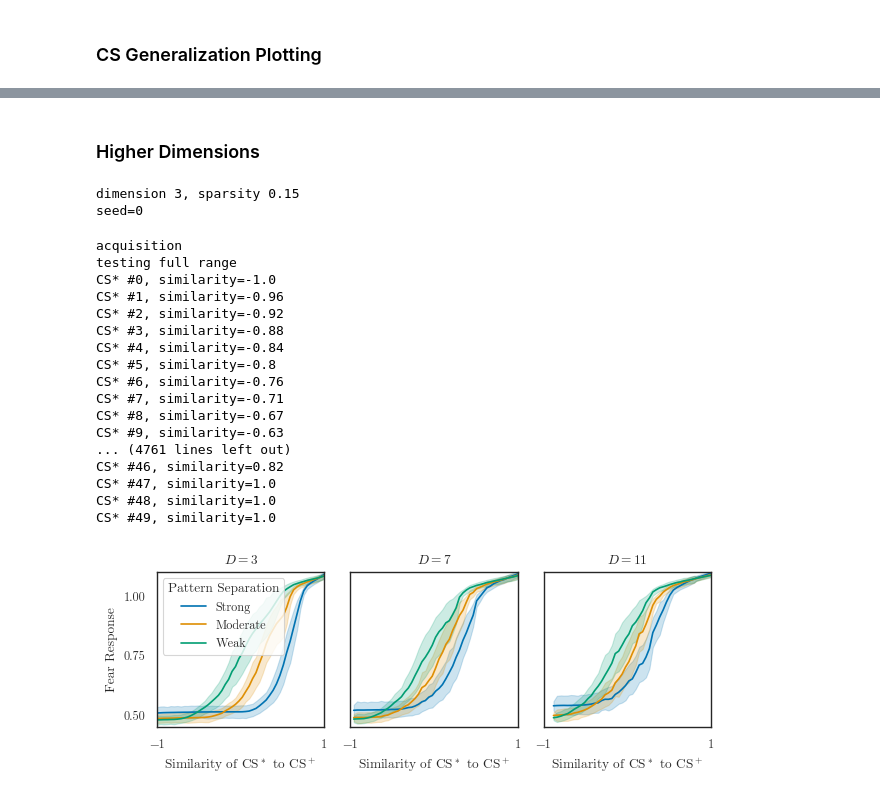
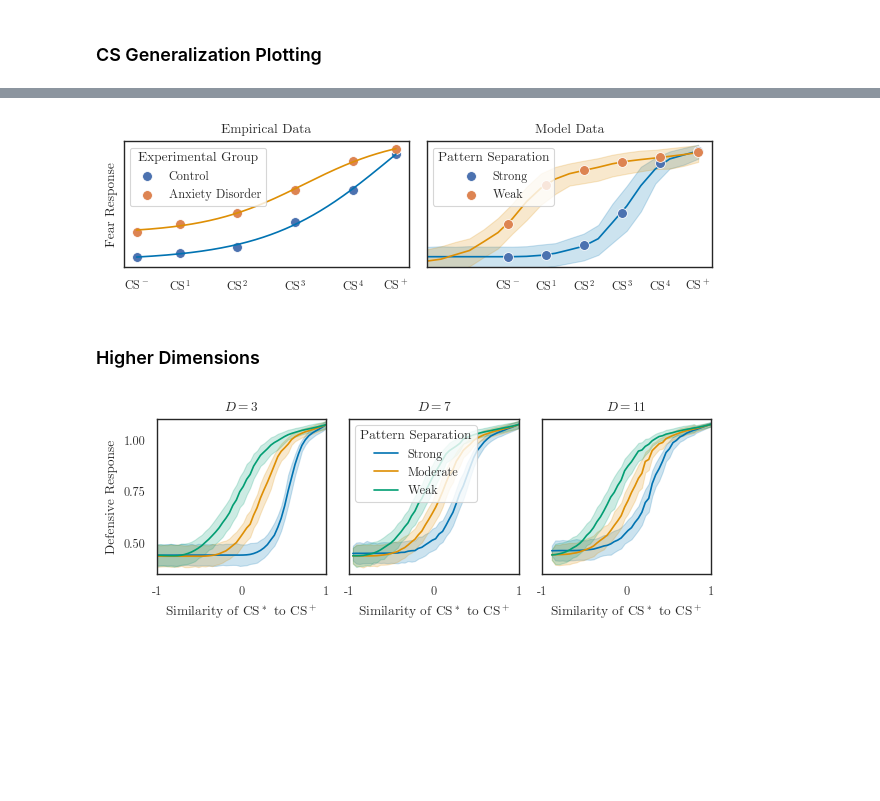
Before and after one commit to psipeter/amygdala, a Jupyter notebook: experiments.ipynb, the cells around one changed output, grey strips where cells are left out. Cells and saved outputs as stored; diff of their text form; code cells hidden in the pictures; blank space fills up the shorter version.

```diff
--- a/experiments.ipynb
+++ b/experiments.ipynb
@@ -818,61 +1075,61 @@ plot_genCS(sparsities, dim_CS, dim_CTX, xmin=minSim, ymin=0.35, ymax=1.1)
+# %%
+sparsities = [0.1, 0.2]
+seeds = 10
+nCS = 20
+dim_CS = 3
+dim_CTX = 5
+nNeuronsExtCS = 3000
+CSminusSim = 0.3
+minSim = 0.0
+# for i in sparsities:
+#     print(f"sparsity {i}")
+#     genCS(seeds=seeds, nCS=nCS, dim_CS=dim_CS, dim_CTX=dim_CTX, nNeuronsExtCS=nNeuronsExtCS,
+#           sparsity=i, choose_intercepts_method='sparsity', nCond=15,
+#           minSim=minSim, CSminusSim=CSminusSim, compare_empirical=True)
+plot_genCS(sparsities, dim_CS, dim_CTX, xmin=minSim, ymin=0.35, ymax=1.1)
+# %% [output]
+[figure, added]
 # %% [markdown]
 ### Higher Dimensions
 # %%
 dimensions = [3, 7, 11]
 sparsities = [0.15, 0.25, 0.35]
-seeds = 10
+seeds = 20
 nCS = 50
 dim_CTX = 5
 nNeuronsExtCS = 3000
 CSminusSim = -1
 minSim = -1
-ymin, ymax = 0.45, 1.1
-for d in dimensions:
-    for i in sparsities:
-        print(f"dimension {d}, sparsity {i}")
-        genCS(seeds=seeds, nCS=nCS, dim_CS=d, dim_CTX=dim_CTX, nNeuronsExtCS=nNeuronsExtCS,
-              sparsity=i, choose_intercepts_method='sparsity',
-              minSim=minSim, CSminusSim=CSminusSim)
+ymin, ymax = 0.35, 1.1
+# for d in dimensions:
+#     for i in sparsities:
+#         print(f"dimension {d}, sparsity {i}")
+#         genCS(seeds=seeds, nCS=nCS, dim_CS=d, dim_CTX=dim_CTX, nNeuronsExtCS=nNeuronsExtCS,
+#               sparsity=i, choose_intercepts_method='sparsity',
+#               minSim=minSim, CSminusSim=CSminusSim)
 
 fig, axes = plt.subplots(nrows=1, ncols=len(dimensions), figsize=((6.38, 2.5)), sharey=True)
 for j, dim_CS in enumerate(dimensions):
     for i, sparsity in enumerate(sparsities):
-        data = pd.read_pickle(f"genCS_sparsity{sparsity}_dimCS={dim_CS}.pkl")
+        data = pd.read_pickle(f"data/genCS_sparsity{sparsity}_dimCS={dim_CS}.pkl")
 #         label = sparsity
         if sparsity==0.15: label="Strong"
         if sparsity==0.25: label="Moderate"
         if sparsity==0.35: label="Weak"
         sns.lineplot(data=data, x='Similarity to CS+', y="Fear Response",
             ax=axes[j], color=palette[i], label=label)
-        axes[j].set(xticks=((-1.0, 1.0)), xlim=((minSim, 1.0)),
+        axes[j].set(xticks=((-1.0, 0, 1.0)), xlim=((minSim, 1.0)),
             xlabel=r"Similarity of CS$^*$ to CS$^+$",
-            title=r"$D=$"+str(dim_CS), ylabel="Fear Response",
+            title=r"$D=$"+str(dim_CS), ylabel="Defensive Response",
             yticks=((0.5, 0.75, 1.0)), ylim=((ymin, ymax)))
         axes[j].get_legend().remove()
 
 # axes[0].legend(title="Sparsity")
-axes[0].legend(title="Pattern Separation")
+axes[1].legend(title="Pattern Separation", loc='upper left')
+# axes[2].legend(title="Pattern Separation", loc="center left", bbox_to_anchor=(1, 0.5))
+plt.rc('axes', unicode_minus=False)
 plt.tight_layout()
-fig.savefig(f"dimensions.svg")
-fig.savefig(f"dimensions.png", dpi=600)
+fig.savefig(f"plots/FigureN7.svg")
+fig.savefig(f"plots/FigureN7.png", dpi=600)
 # %% [output]
-dimension 3, sparsity 0.15
-seed=0
-acquisition
-testing full range
-CS* #0, similarity=-1.0
-CS* #1, similarity=-0.96
-CS* #2, similarity=-0.92
-CS* #3, similarity=-0.88
-CS* #4, similarity=-0.84
-CS* #5, similarity=-0.8
-CS* #6, similarity=-0.76
-CS* #7, similarity=-0.71
-CS* #8, similarity=-0.67
-CS* #9, similarity=-0.63
-... (4761 lines left out)
-CS* #46, similarity=0.82
-CS* #47, similarity=1.0
-CS* #48, similarity=1.0
-CS* #49, similarity=1.0
-[figure, old version]
+[figure, new version]
```
Also changed, not shown: parts of 29 cells of this notebook, 3 other files.
